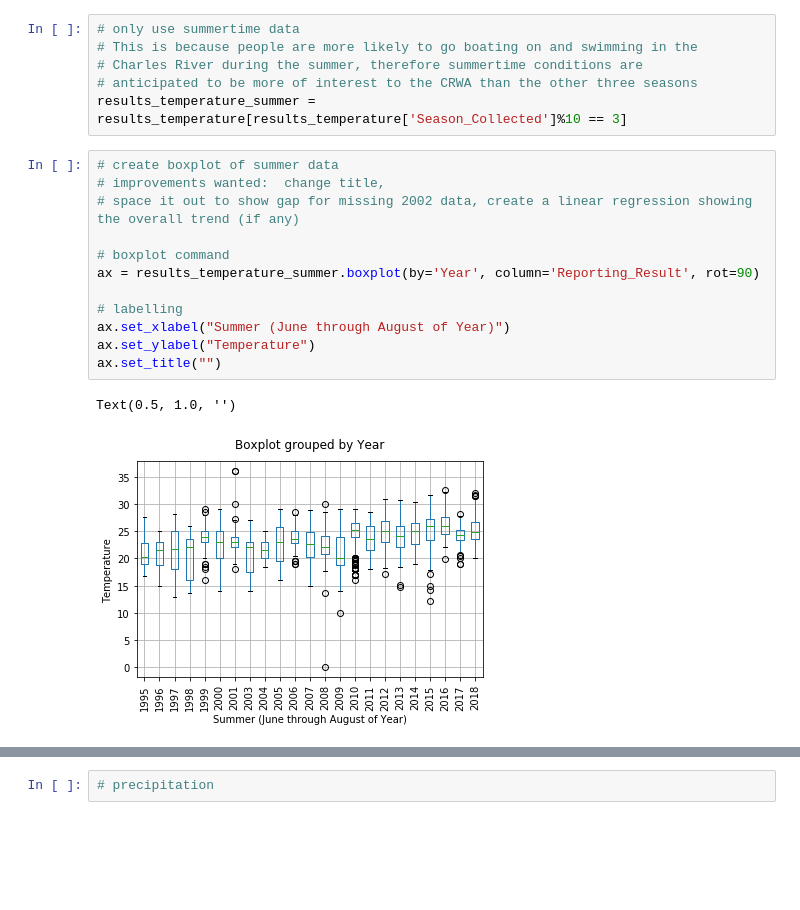
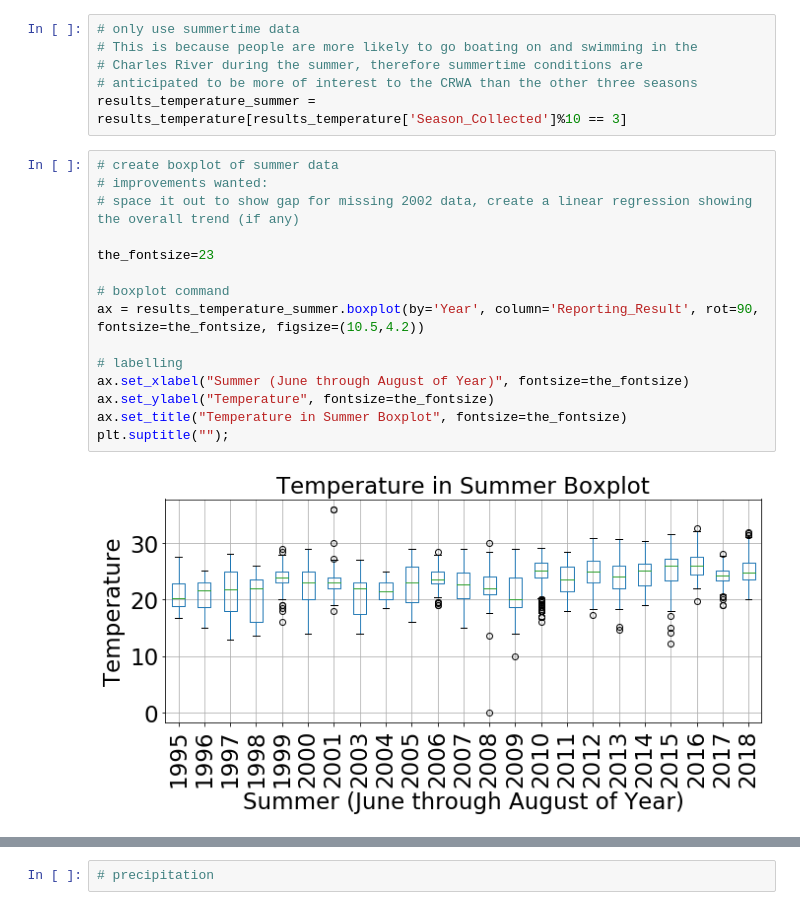
Before and after one commit to codeforboston/safe-water, a Jupyter notebook: projects/crwa/notebooks/lstaples-eda.ipynb, the cells around one changed output, grey strips where cells are left out. Drawn from its saved outputs; the diff is of its cells as text; blank space fills up the shorter version.

```diff
--- a/projects/crwa/notebooks/lstaples-eda.ipynb
+++ b/projects/crwa/notebooks/lstaples-eda.ipynb
@@ -171,16 +175,18 @@ res_plot.reset_index(drop=True).plot()
 results_temperature_summer = results_temperature[results_temperature['Season_Collected']%10 == 3]
 # %%
 # create boxplot of summer data
-# improvements wanted:  change title,
+# improvements wanted:
 # space it out to show gap for missing 2002 data, create a linear regression showing the overall trend (if any)
 
+the_fontsize=23
+
 # boxplot command
-ax = results_temperature_summer.boxplot(by='Year', column='Reporting_Result', rot=90)
+ax = results_temperature_summer.boxplot(by='Year', column='Reporting_Result', rot=90, fontsize=the_fontsize, figsize=(10.5,4.2))
 
 # labelling
-ax.set_xlabel("Summer (June through August of Year)")
-ax.set_ylabel("Temperature")
-ax.set_title("")
+ax.set_xlabel("Summer (June through August of Year)", fontsize=the_fontsize)
+ax.set_ylabel("Temperature", fontsize=the_fontsize)
+ax.set_title("Temperature in Summer Boxplot", fontsize=the_fontsize)
+plt.suptitle("");
 # %% [output]
-Text(0.5, 1.0, '')
-[figure, old version]
+[figure, new version]
```
Also changed, not shown: parts of 14 cells of this notebook.
